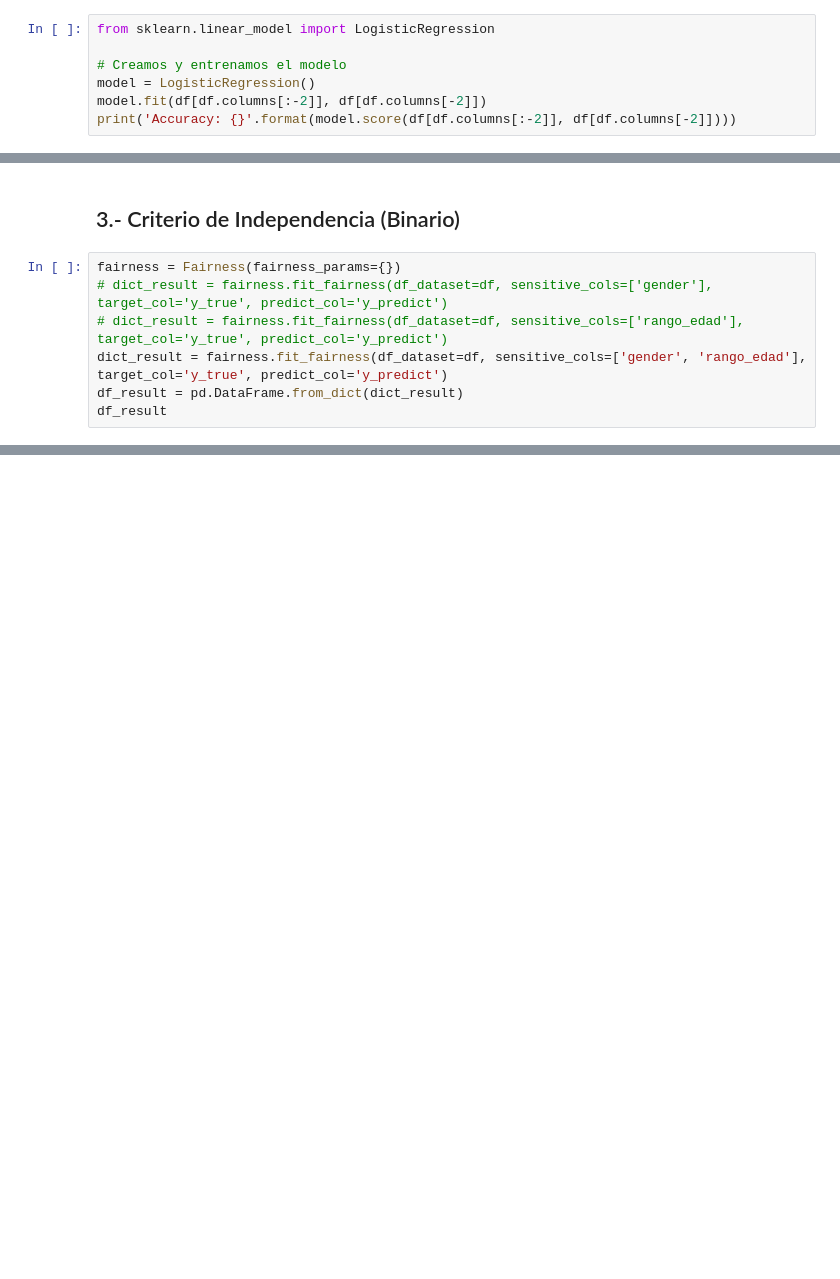
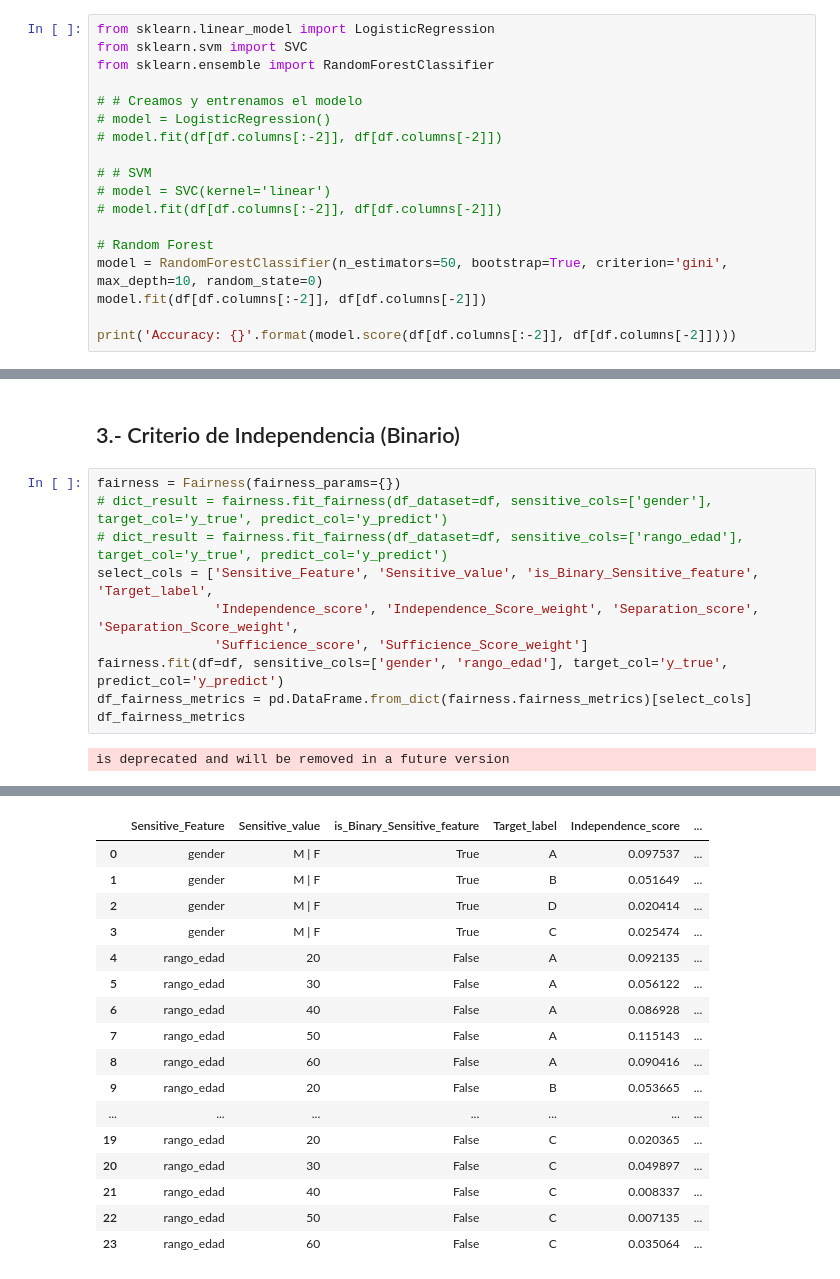
Before and after one commit to Telefonica/XAIoGraphs, a Jupyter notebook: notebooks/Ricardo/pruebas_fairness.ipynb, the cells around one changed output, grey strips where cells are left out. Cells and saved outputs as stored; diff of their text form; blank space fills up the shorter version.

Commit message:
fairness draft Clean II

```diff
--- a/notebooks/Ricardo/pruebas_fairness.ipynb
+++ b/notebooks/Ricardo/pruebas_fairness.ipynb
@@ -999,7 +899,18 @@ df.sample(5)
 # %%
 from sklearn.linear_model import LogisticRegression
+from sklearn.svm import SVC
+from sklearn.ensemble import RandomForestClassifier
 
-# Creamos y entrenamos el modelo
-model = LogisticRegression()
+# # Creamos y entrenamos el modelo
+# model = LogisticRegression()
+# model.fit(df[df.columns[:-2]], df[df.columns[-2]])
+
+# # SVM
+# model = SVC(kernel='linear')
+# model.fit(df[df.columns[:-2]], df[df.columns[-2]])
+
+# Random Forest
+model = RandomForestClassifier(n_estimators=50, bootstrap=True, criterion='gini', max_depth=10, random_state=0)
 model.fit(df[df.columns[:-2]], df[df.columns[-2]])
+
 print('Accuracy: {}'.format(model.score(df[df.columns[:-2]], df[df.columns[-2]])))
@@ -1019,6 +946,11 @@ df.sample(5)
 fairness = Fairness(fairness_params={})
 # dict_result = fairness.fit_fairness(df_dataset=df, sensitive_cols=['gender'], target_col='y_true', predict_col='y_predict')
 # dict_result = fairness.fit_fairness(df_dataset=df, sensitive_cols=['rango_edad'], target_col='y_true', predict_col='y_predict')
-dict_result = fairness.fit_fairness(df_dataset=df, sensitive_cols=['gender', 'rango_edad'], target_col='y_true', predict_col='y_predict')
-df_result = pd.DataFrame.from_dict(dict_result)
-df_result
+select_cols = ['Sensitive_Feature', 'Sensitive_value', 'is_Binary_Sensitive_feature', 'Target_label',
+               'Independence_score', 'Independence_Score_weight', 'Separation_score', 'Separation_Score_weight',
+               'Sufficience_score', 'Sufficience_Score_weight']
+fairness.fit(df=df, sensitive_cols=['gender', 'rango_edad'], target_col='y_true', predict_col='y_predict')
+df_fairness_metrics = pd.DataFrame.from_dict(fairness.fairness_metrics)[select_cols]
+df_fairness_metrics
+# %% [output]
+is deprecated and will be removed in a future version
@@ -1024,0 +974,17 @@ df_result
+|  | Sensitive_Feature | Sensitive_value | is_Binary_Sensitive_feature | Target_label | Independence_score | ... |
+| 0 | gender | M | F | True | A | 0.097537 | ... |
+| 1 | gender | M | F | True | B | 0.051649 | ... |
+| 2 | gender | M | F | True | D | 0.020414 | ... |
+| 3 | gender | M | F | True | C | 0.025474 | ... |
+| 4 | rango_edad | 20 | False | A | 0.092135 | ... |
+| 5 | rango_edad | 30 | False | A | 0.056122 | ... |
+| 6 | rango_edad | 40 | False | A | 0.086928 | ... |
+| 7 | rango_edad | 50 | False | A | 0.115143 | ... |
+| 8 | rango_edad | 60 | False | A | 0.090416 | ... |
+| 9 | rango_edad | 20 | False | B | 0.053665 | ... |
+| ... | ... | ... | ... | ... | ... | ... |
+| 19 | rango_edad | 20 | False | C | 0.020365 | ... |
+| 20 | rango_edad | 30 | False | C | 0.049897 | ... |
+| 21 | rango_edad | 40 | False | C | 0.008337 | ... |
+| 22 | rango_edad | 50 | False | C | 0.007135 | ... |
+| 23 | rango_edad | 60 | False | C | 0.035064 | ... |
```
Also changed, not shown: parts of 24 cells of this notebook.
